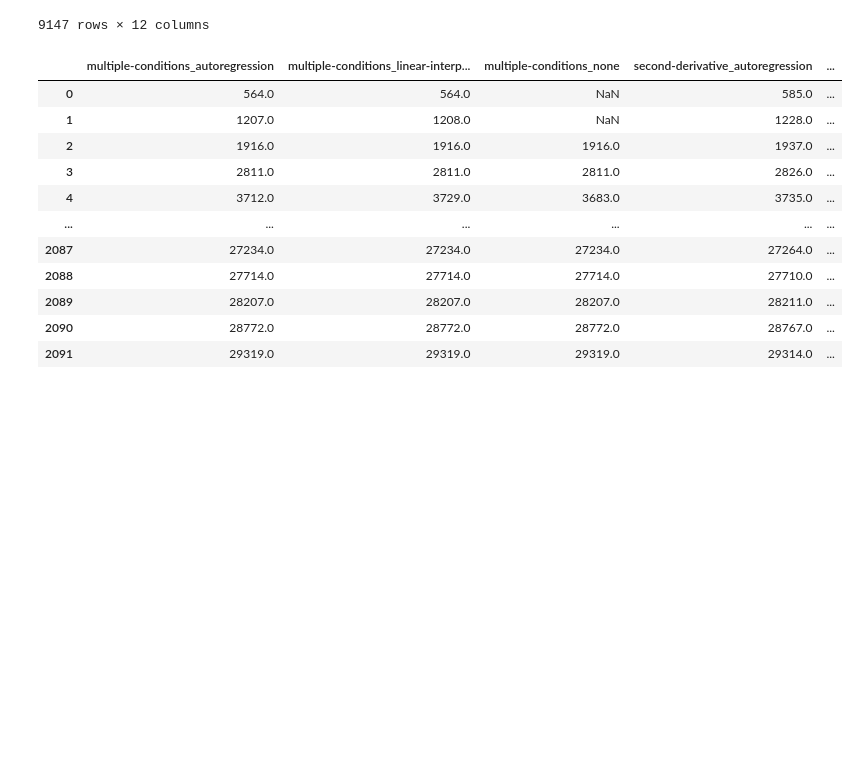
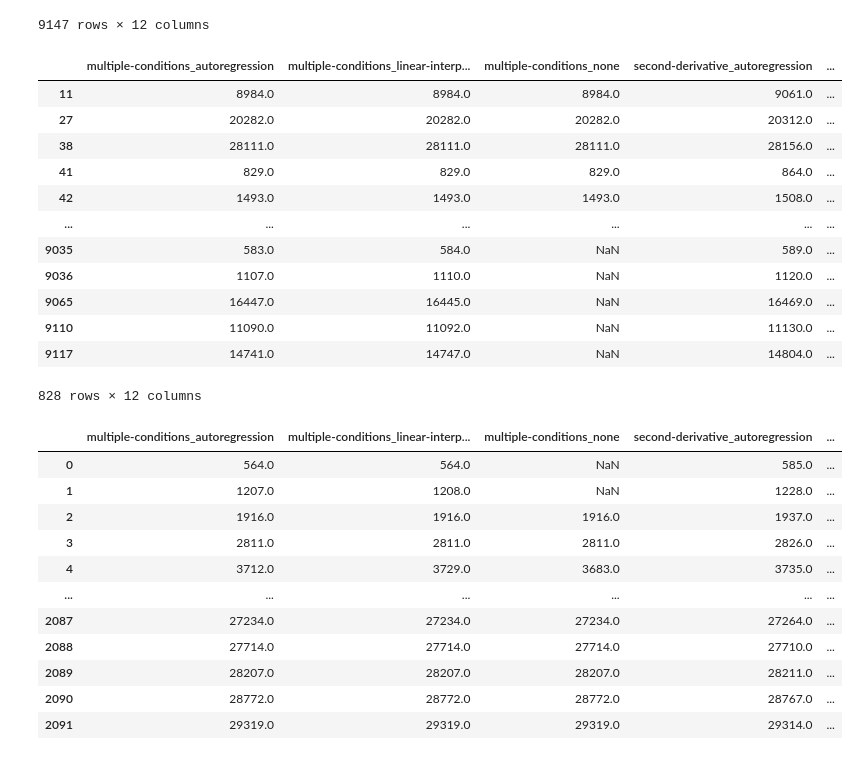
Before and after one commit to empkins/pepbench, a Jupyter notebook: experiments/pep_algorithm_benchmarking/notebooks/ML_analysis/GenerateTrainTestData.ipynb, the cells around one changed output. Cells and saved outputs as stored; diff of their text form; code cells hidden in the pictures; blank space fills up the shorter version.

```diff
--- a/experiments/pep_algorithm_benchmarking/notebooks/ML_analysis/GenerateTrainTestData.ipynb
+++ b/experiments/pep_algorithm_benchmarking/notebooks/ML_analysis/GenerateTrainTestData.ipynb
@@ -173,6 +175,23 @@ train_data
 | 9145 | 29058.0 | 29058.0 | 29058.0 | 29089.0 | ... |
 | 9146 | 29584.0 | 29584.0 | 29584.0 | 29593.0 | ... |
 9147 rows × 12 columns
+# %%
+nan_rows = train_data[train_data.isnull().any(axis=1)]
+nan_rows
+# %% [output]
+|  | multiple-conditions_autoregression | multiple-conditions_linear-interp... | multiple-conditions_none | second-derivative_autoregression | ... |
+| 11 | 8984.0 | 8984.0 | 8984.0 | 9061.0 | ... |
+| 27 | 20282.0 | 20282.0 | 20282.0 | 20312.0 | ... |
+| 38 | 28111.0 | 28111.0 | 28111.0 | 28156.0 | ... |
+| 41 | 829.0 | 829.0 | 829.0 | 864.0 | ... |
+| 42 | 1493.0 | 1493.0 | 1493.0 | 1508.0 | ... |
+| ... | ... | ... | ... | ... | ... |
+| 9035 | 583.0 | 584.0 | NaN | 589.0 | ... |
+| 9036 | 1107.0 | 1110.0 | NaN | 1120.0 | ... |
+| 9065 | 16447.0 | 16445.0 | NaN | 16469.0 | ... |
+| 9110 | 11090.0 | 11092.0 | NaN | 11130.0 | ... |
+| 9117 | 14741.0 | 14747.0 | NaN | 14804.0 | ... |
+828 rows × 12 columns
 # %%
 test_data
 # %% [output]
```
Also changed, not shown: parts of 1 cell of this notebook, 13 other files.
